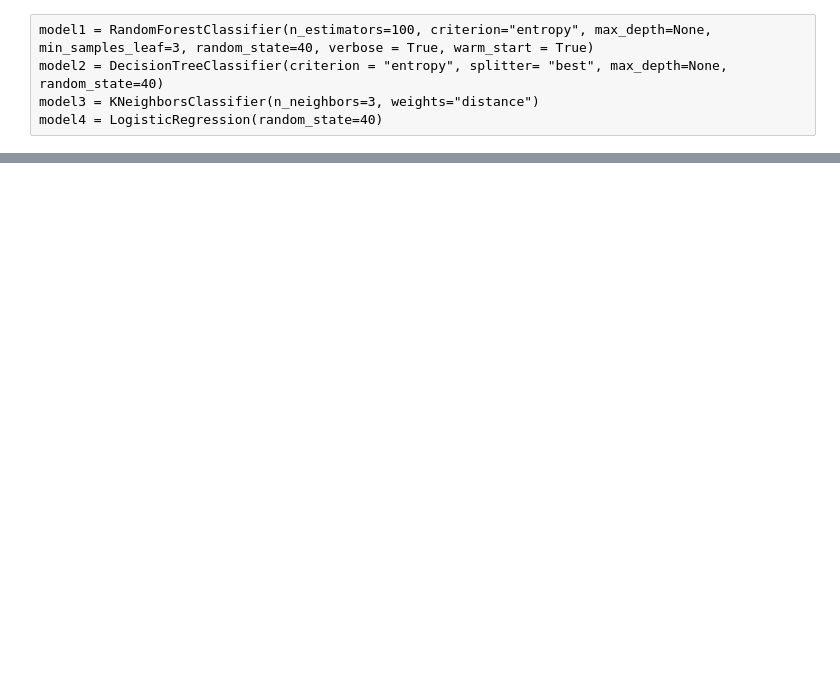
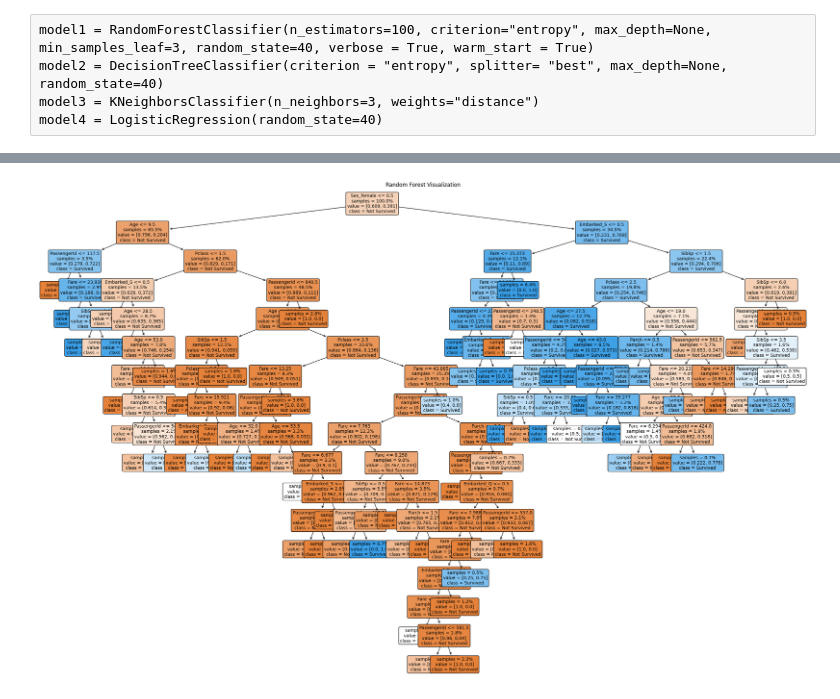
Before and after one commit to KR-16/Titanic_CSE5334, a Jupyter notebook: titanic_model.ipynb, the cells around one changed output, grey strips where cells are left out. Cells and saved outputs as stored; diff of their text form; code cells hidden in the pictures; blank space fills up the shorter version.

```diff
--- a/titanic_model.ipynb
+++ b/titanic_model.ipynb
@@ -276,4 +323,4 @@ from sklearn import preprocessing
 classifiers = {"Random Forest": RandomForestClassifier(n_estimators=100, criterion="entropy", max_depth=None, min_samples_leaf=3, random_state=40, verbose = True, warm_start = True),
               "Decision Tree":DecisionTreeClassifier(criterion = "entropy", splitter= "best", max_depth=None, random_state=40),
               "KNN":KNeighborsClassifier(n_neighbors=3, weights="distance"),
-              "Logistic Regression":LogisticRegression(random_state=40)}
+              "Logistic Regression":LogisticRegression(max_iter = 1000,random_state=40)}
@@ -311,0 +372,7 @@ Please also refer to the documentation for alternative solver options:
+# %%
+plt.figure(figsize=(30,20))
+plot_tree(classifiers["Random Forest"].estimators_[0], feature_names=X.columns, filled=True, rounded=True, class_names=["Not Survived", "Survived"], fontsize=10, impurity=False, proportion=True)
+plt.title('Random Forest Visualization')
+plt.show()
+# %% [output]
+[figure, added]
```
Also changed, not shown: parts of 26 cells of this notebook.
